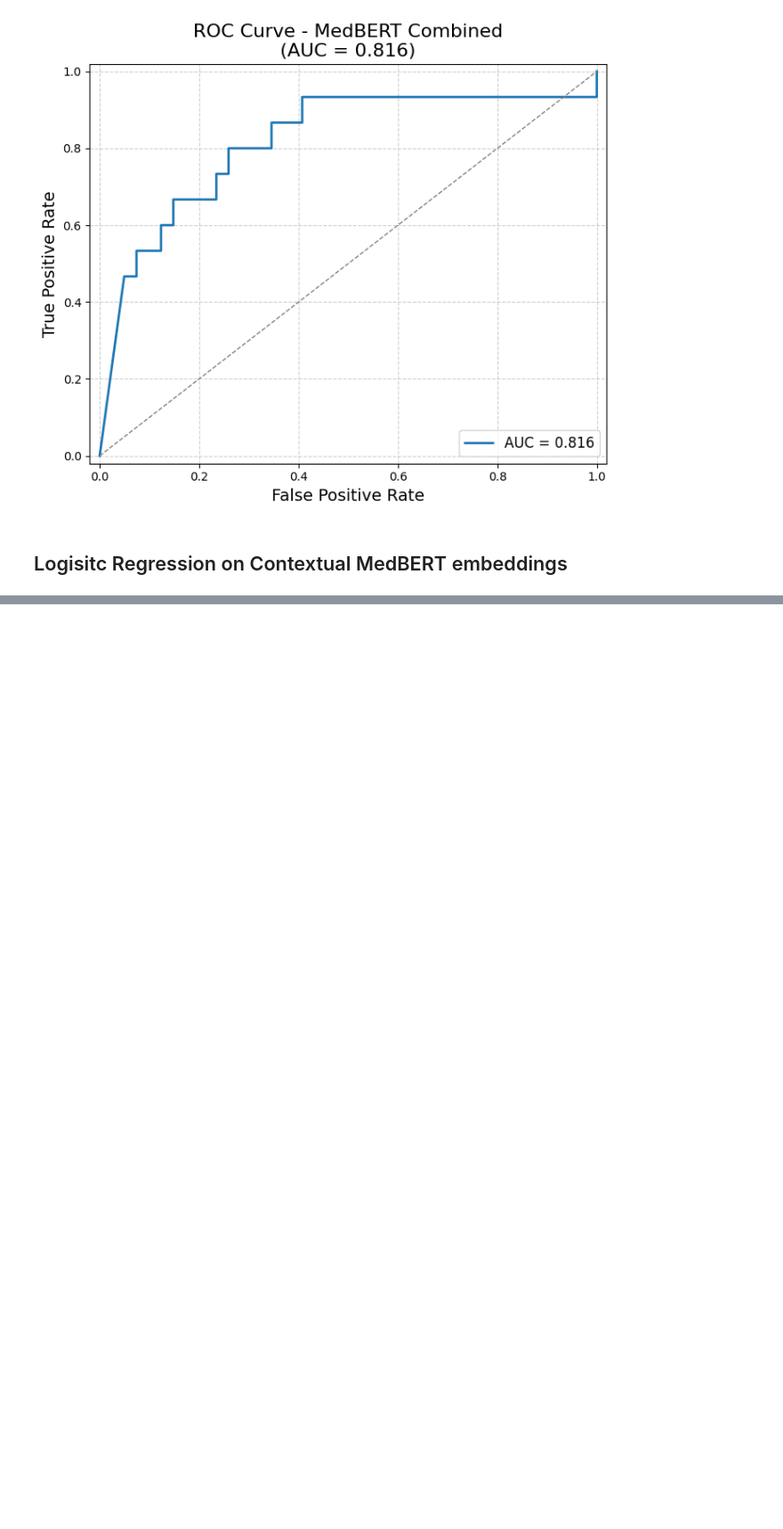
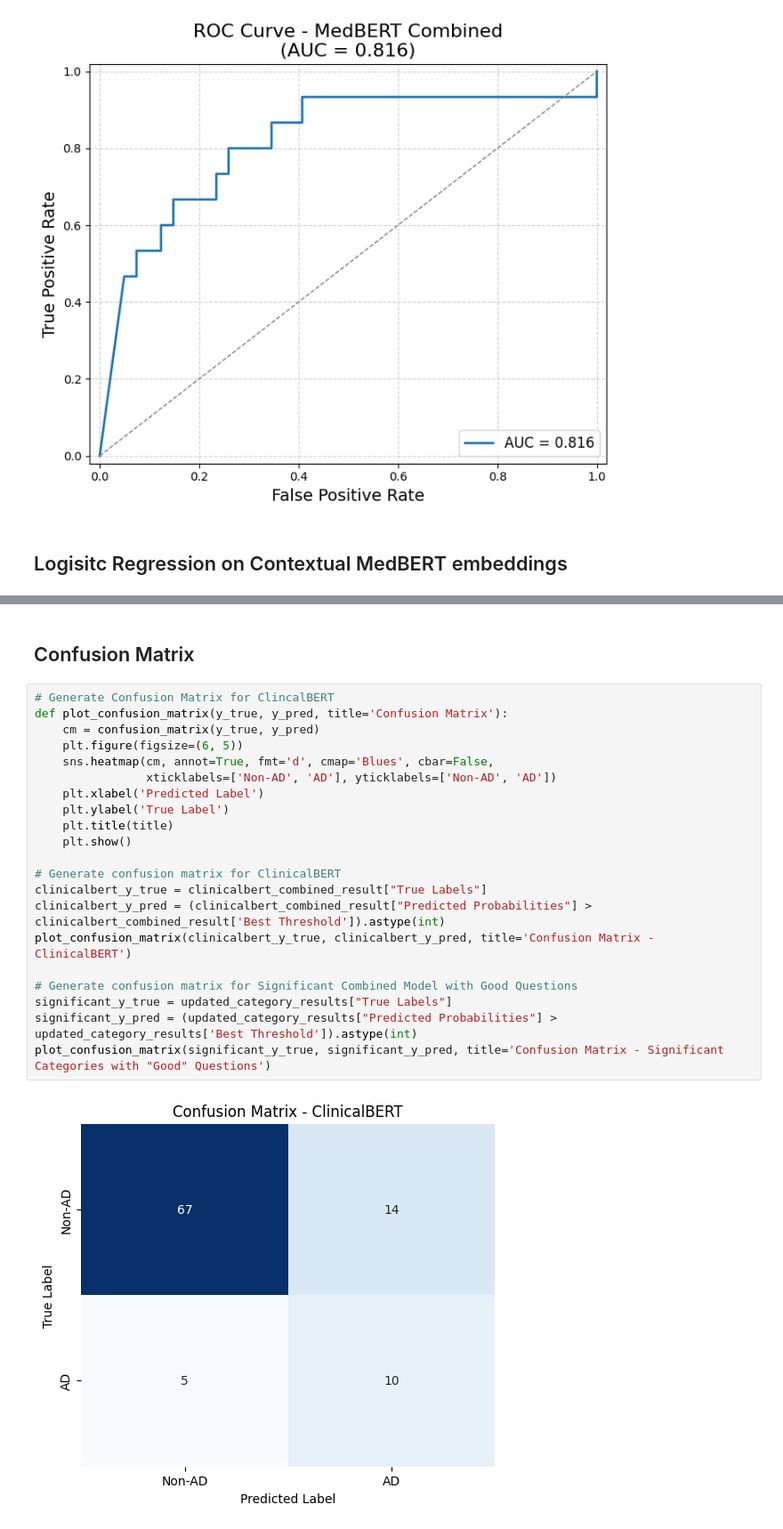
Before and after one commit to LisanKuruppu/bacheloroppgave, a Jupyter notebook: Logisitc_Analysis.ipynb, the cells around one changed output, grey strips where cells are left out. Shown at 89% size. Saved outputs shown, nothing was run; the diff lists cells and outputs as text; blank space fills up the shorter version.

```diff
--- a/Logisitc_Analysis.ipynb
+++ b/Logisitc_Analysis.ipynb
@@ -894,0 +1266,25 @@ F1-score: Mean = 0.5705, 95% CI = [0.5588, 0.5882]
+# %% [markdown]
+## Confusion Matrix
+# %%
+# Generate Confusion Matrix for ClincalBERT
+def plot_confusion_matrix(y_true, y_pred, title='Confusion Matrix'):
+    cm = confusion_matrix(y_true, y_pred)
+    plt.figure(figsize=(6, 5))
+    sns.heatmap(cm, annot=True, fmt='d', cmap='Blues', cbar=False,
+                xticklabels=['Non-AD', 'AD'], yticklabels=['Non-AD', 'AD'])
+    plt.xlabel('Predicted Label')
+    plt.ylabel('True Label')
+    plt.title(title)
+    plt.show()
+
+# Generate confusion matrix for ClinicalBERT
+clinicalbert_y_true = clinicalbert_combined_result["True Labels"]
+clinicalbert_y_pred = (clinicalbert_combined_result["Predicted Probabilities"] > clinicalbert_combined_result['Best Threshold']).astype(int)
+plot_confusion_matrix(clinicalbert_y_true, clinicalbert_y_pred, title='Confusion Matrix - ClinicalBERT')
+
+# Generate confusion matrix for Significant Combined Model with Good Questions
+significant_y_true = updated_category_results["True Labels"]
+significant_y_pred = (updated_category_results["Predicted Probabilities"] > updated_category_results['Best Threshold']).astype(int)
+plot_confusion_matrix(significant_y_true, significant_y_pred, title='Confusion Matrix - Significant Categories with "Good" Questions')
+# %% [output]
+[figure, added]
```
Also changed, not shown: parts of 22 cells of this notebook, 19 other files.
